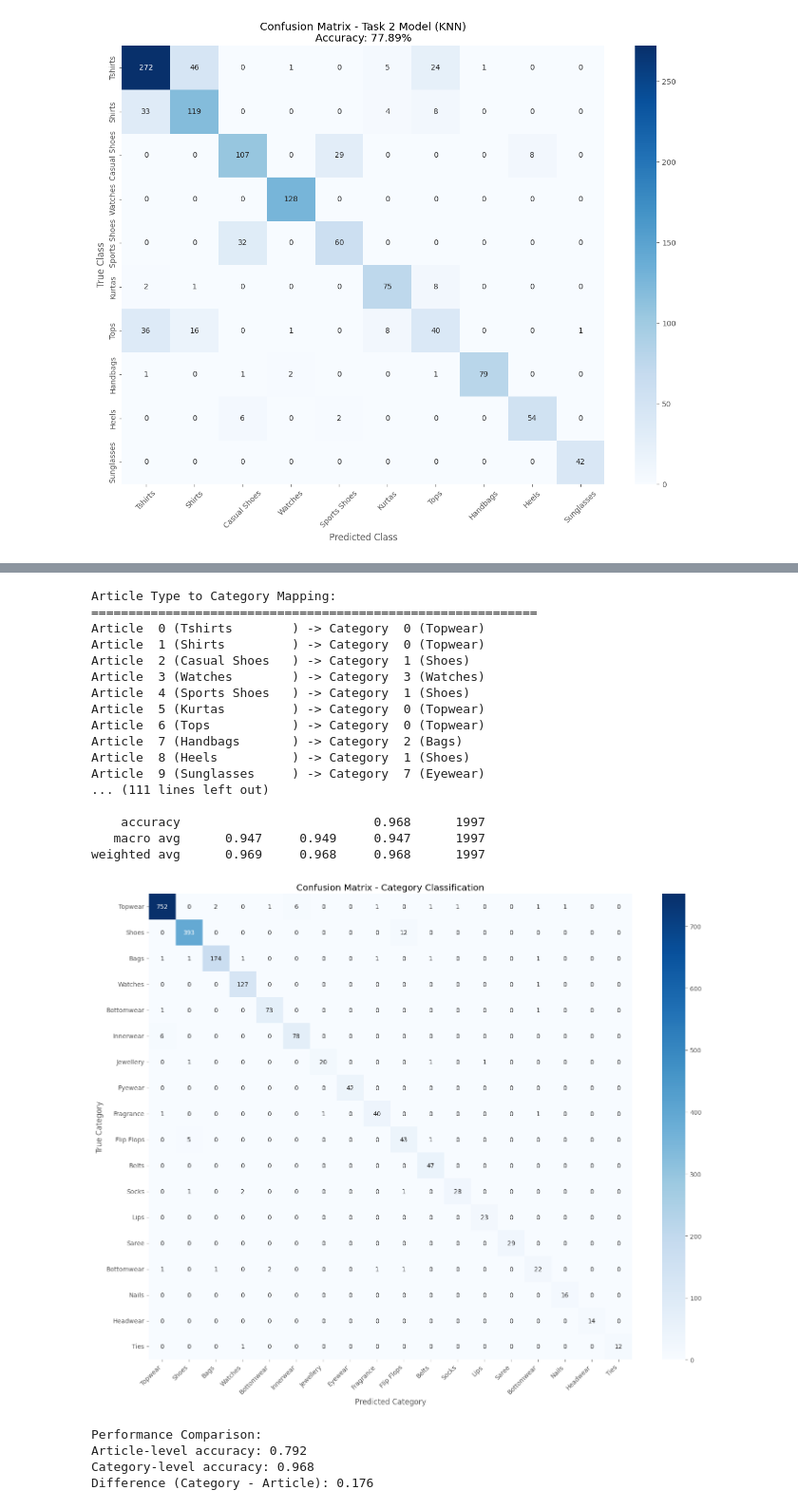
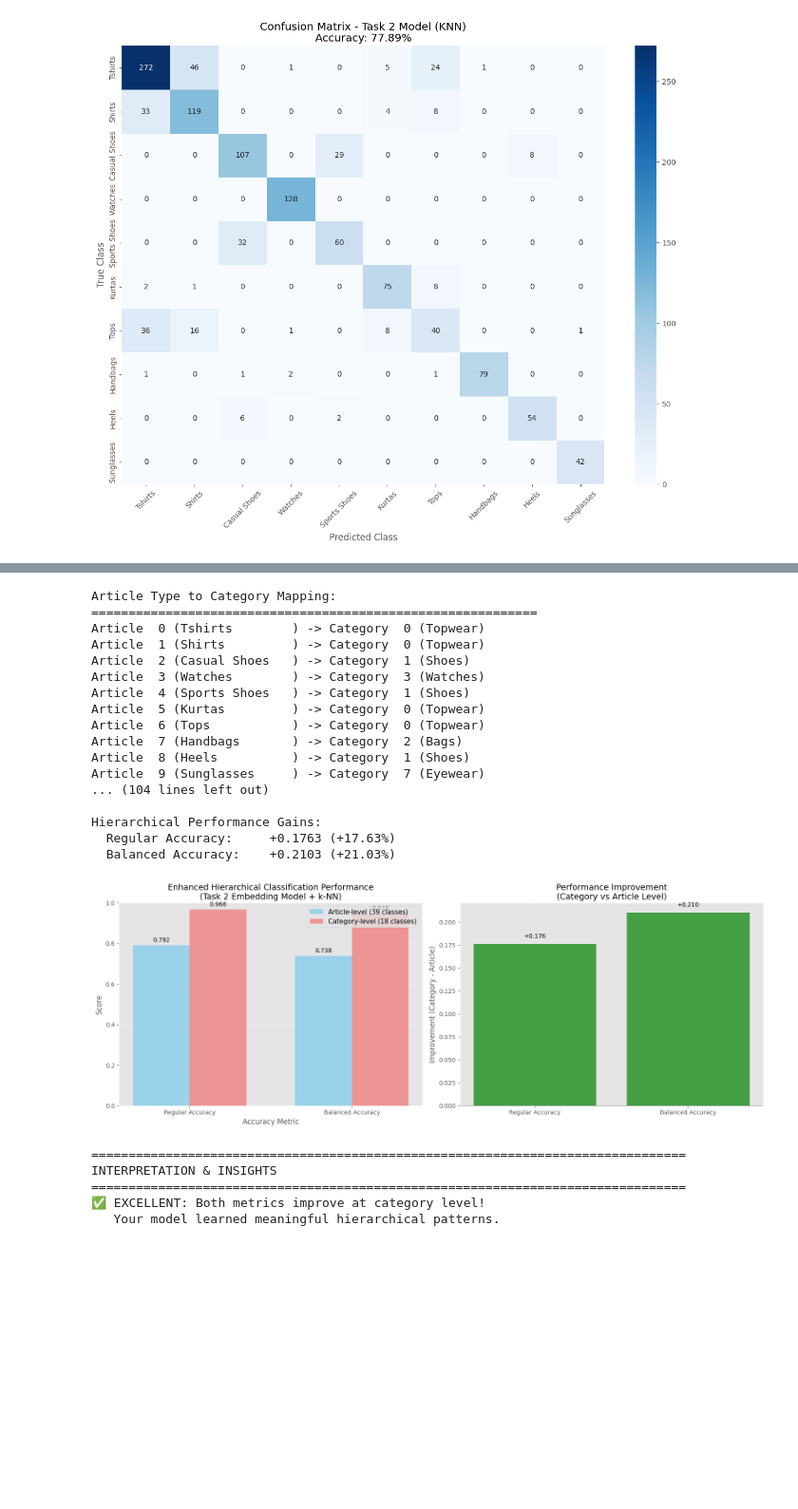
Before and after one commit to Andywei24/DeepLearning, a Jupyter notebook: ass1_skeleton.ipynb, the cells around one changed output, grey strips where cells are left out. Shown at 95% size. Cells and saved outputs as stored; diff of their text form; code cells hidden in the pictures; blank space fills up the shorter version.

```diff
--- a/ass1_skeleton.ipynb
+++ b/ass1_skeleton.ipynb
@@ -2183,41 +1876,44 @@ def compare_hierarchical_performance(model, train_loader, test_loader, article_t
 # %%
+
+
 # Load the trained model from Task 2
-model = FashionNetT2(embedding_dim=128)  # Use your actual model class
+model = FashionNetT2(embedding_dim=128)
 device = torch.device("cuda" if torch.cuda.is_available() else "cpu")
 model.load_state_dict(torch.load('task2_model.pth'))
 model.to(device)
 
 # Create data loaders
 batch_size = 32
 train_loader = DataLoader(train_dataset, batch_size=batch_size, shuffle=False)
 test_loader = DataLoader(main_test_dataset, batch_size=batch_size, shuffle=False)
 
 # Create category mapping
 article_to_category, category_names, article_names = create_article_to_category_mapping(train_dataset)
 
-# Run hierarchical evaluation
-compare_hierarchical_performance(model, train_loader, test_loader,
-                                article_to_category, category_names, device)
+# Run enhanced hierarchical evaluation with balanced accuracy
+results = compare_hierarchical_performance_enhanced(model, train_loader, test_loader,
+                                            article_to_category, category_names, device)
 # %% [output]
 Article Type to Category Mapping:
 ============================================================
 Article  0 (Tshirts        ) -> Category  0 (Topwear)
 Article  1 (Shirts         ) -> Category  0 (Topwear)
 Article  2 (Casual Shoes   ) -> Category  1 (Shoes)
 Article  3 (Watches        ) -> Category  3 (Watches)
 Article  4 (Sports Shoes   ) -> Category  1 (Shoes)
 Article  5 (Kurtas         ) -> Category  0 (Topwear)
 Article  6 (Tops           ) -> Category  0 (Topwear)
 Article  7 (Handbags       ) -> Category  2 (Bags)
 Article  8 (Heels          ) -> Category  1 (Shoes)
 Article  9 (Sunglasses     ) -> Category  7 (Eyewear)
-... (111 lines left out)
+... (104 lines left out)
 
-    accuracy                          0.968      1997
-   macro avg      0.947     0.949     0.947      1997
-weighted avg      0.969     0.968     0.968      1997
+Hierarchical Performance Gains:
+  Regular Accuracy:     +0.1763 (+17.63%)
+  Balanced Accuracy:    +0.2103 (+21.03%)
-[figure, old version]
+[figure, new version]
-Performance Comparison:
-Article-level accuracy: 0.792
-Category-level accuracy: 0.968
-Difference (Category - Article): 0.176
+================================================================================
+INTERPRETATION & INSIGHTS
+================================================================================
+✅ EXCELLENT: Both metrics improve at category level!
+   Your model learned meaningful hierarchical patterns.
```
Also changed, not shown: parts of 10 cells of this notebook, 13 other files.
